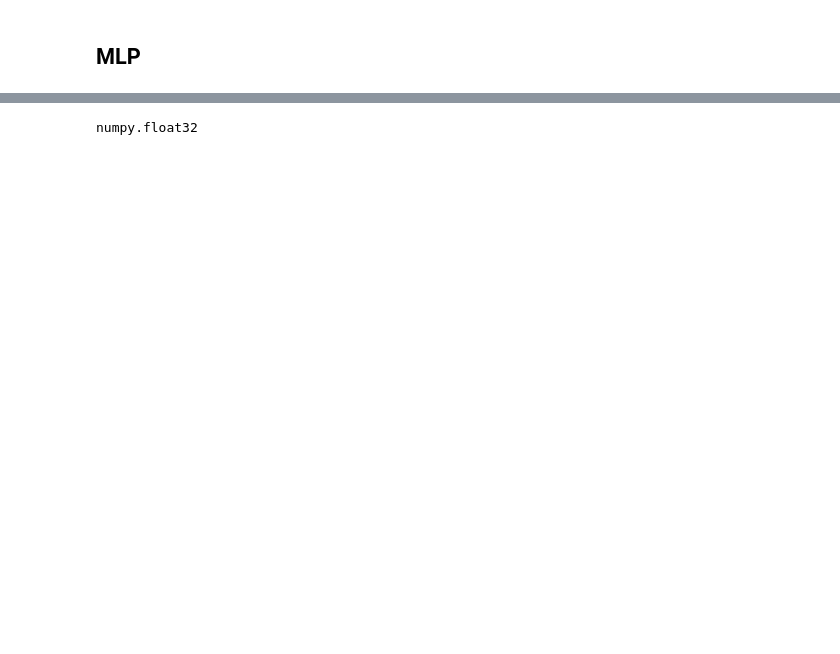
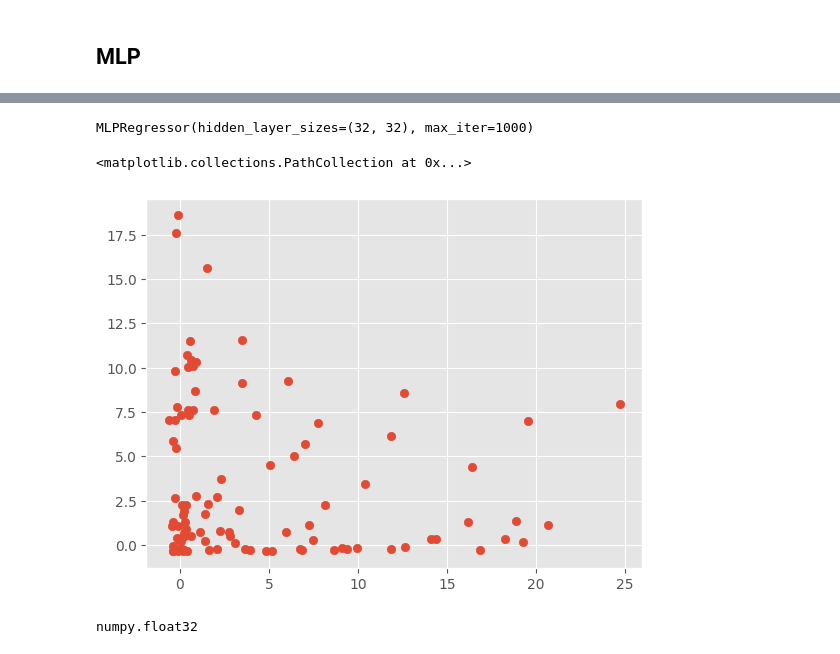
Before and after one commit to cm23ru-uol/MATH2603_individual_summative, a Jupyter notebook: main.ipynb, the cells around one changed output, grey strips where cells are left out. Cells and saved outputs as stored; diff of their text form; code cells hidden in the pictures; blank space fills up the shorter version.

```diff
--- a/main.ipynb
+++ b/main.ipynb
@@ -191,3 +170,30 @@ Successfully installed absl-py-2.4.0 astunparse-1.6.3 certifi-2026.4.22 charset_
+# %%
+from sklearn.neural_network import MLPRegressor
+from sklearn.model_selection import train_test_split
+
+train_data = pd.read_csv('train.csv')
+train_data.sort_values('x', inplace=True)
+
+x_train = train_data.x.to_numpy()
+y_train = train_data.y.to_numpy()
+
+X_train, X_test, y_train, y_test = train_test_split(x_train.reshape(-1, 1), y_train.reshape(-1, 1))
+
+mlp_reg = MLPRegressor(hidden_layer_sizes=(32, 32),
+                       activation='relu',
+                       solver='adam',
+                       max_iter=1000)
+
+mlp_reg.fit(X_train, y_train)
+# %% [output]
+MLPRegressor(hidden_layer_sizes=(32, 32), max_iter=1000)
+# %%
+mlp_reg_y_pred = mlp_reg.predict(X_test)
+# %%
+plt.scatter(y_val, mlp_reg_y_pred)
+# %% [output]
+<matplotlib.collections.PathCollection at 0x...>
+[figure, added]
 # %%
 X, y = np.array(x_train, dtype='float32'), y_train
 
```
Also changed, not shown: parts of 3 cells of this notebook.
